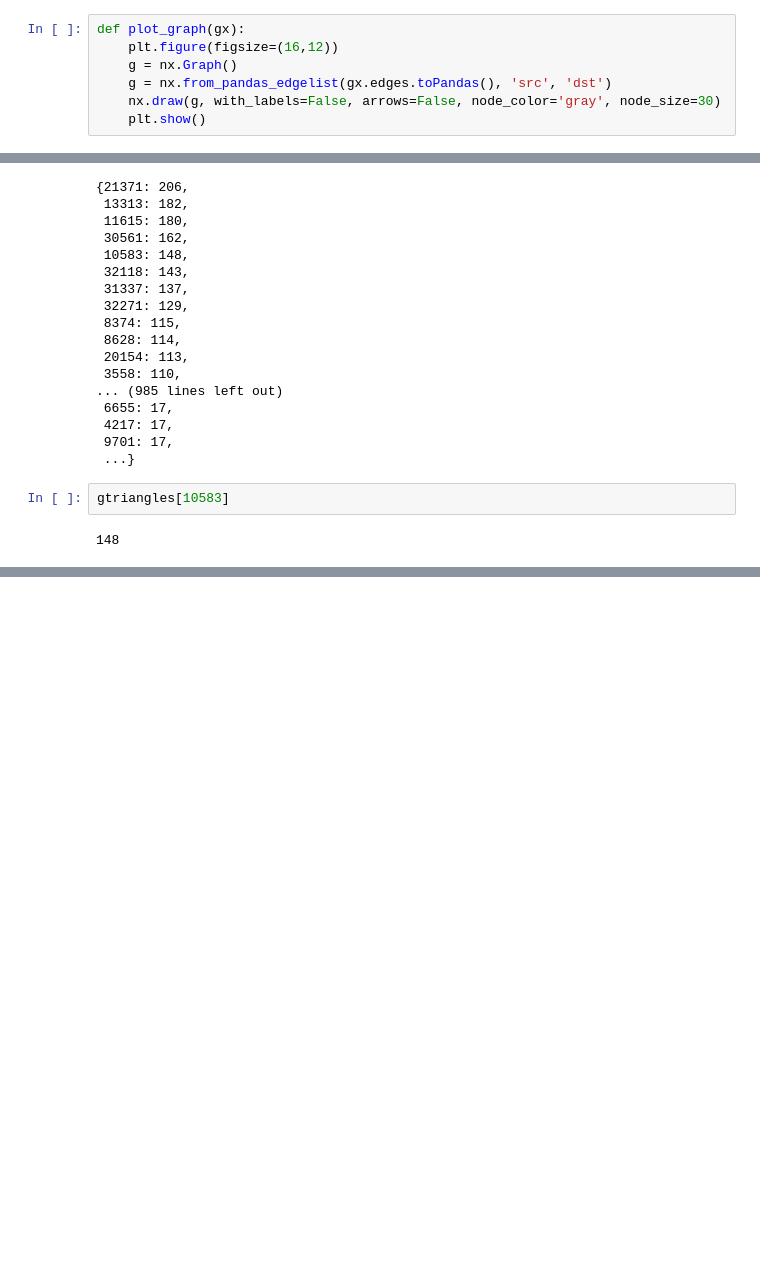
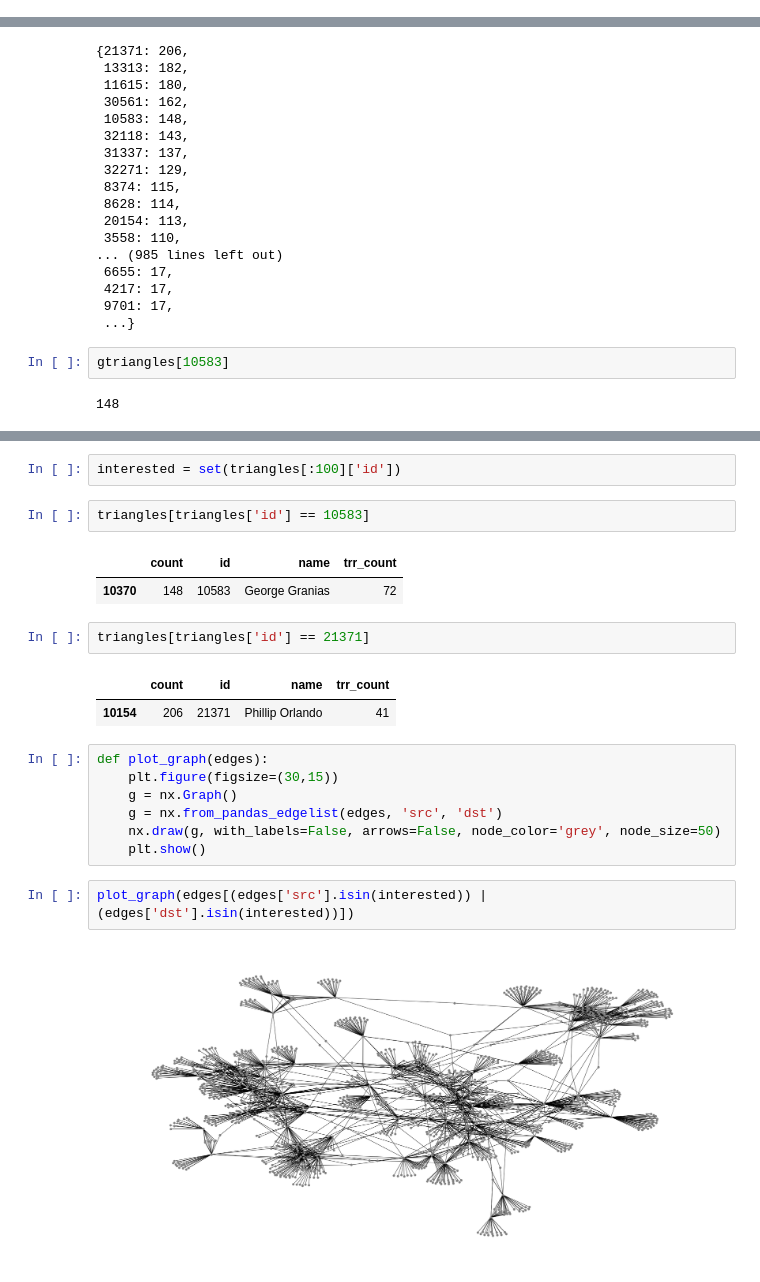
Before and after one commit to lqwdev/The-Freedom-Deer, a Jupyter notebook: cp4/src/graph.ipynb, the cells around one changed output, grey strips where cells are left out. Saved outputs shown, nothing was run; the diff lists cells and outputs as text; blank space fills up the shorter version.

Commit message:
[cp4] graphs:

```diff
--- a/cp4/src/graph.ipynb
+++ b/cp4/src/graph.ipynb
@@ -105,13 +136,6 @@ nodes
 | 10796 | 25732 | Andrew Schoeff | 1 |
 | 10797 | 27439 | Robert Stegmiller | 13 |
 10798 rows × 3 columns
-# %%
-def plot_graph(gx):
-    plt.figure(figsize=(16,12))
-    g = nx.Graph()
-    g = nx.from_pandas_edgelist(gx.edges.toPandas(), 'src', 'dst')
-    nx.draw(g, with_labels=False, arrows=False, node_color='gray', node_size=30)
-    plt.show()
 # %%
 pr = GraphFrame(
     spark.createDataFrame(nodes),
@@ -252,0 +293,23 @@ gtriangles[10583]
+# %%
+interested = set(triangles[:100]['id'])
+# %%
+triangles[triangles['id'] == 10583]
+# %% [output]
+|  | count | id | name | trr_count |
+| 10370 | 148 | 10583 | George Granias | 72 |
+# %%
+triangles[triangles['id'] == 21371]
+# %% [output]
+|  | count | id | name | trr_count |
+| 10154 | 206 | 21371 | Phillip Orlando | 41 |
+# %%
+def plot_graph(edges):
+    plt.figure(figsize=(30,15))
+    g = nx.Graph()
+    g = nx.from_pandas_edgelist(edges, 'src', 'dst')
+    nx.draw(g, with_labels=False, arrows=False, node_color='grey', node_size=50)
+    plt.show()
+# %%
+plot_graph(edges[(edges['src'].isin(interested)) | (edges['dst'].isin(interested))])
+# %% [output]
+[figure, added]
```
Also changed, not shown: parts of 6 cells of this notebook.
